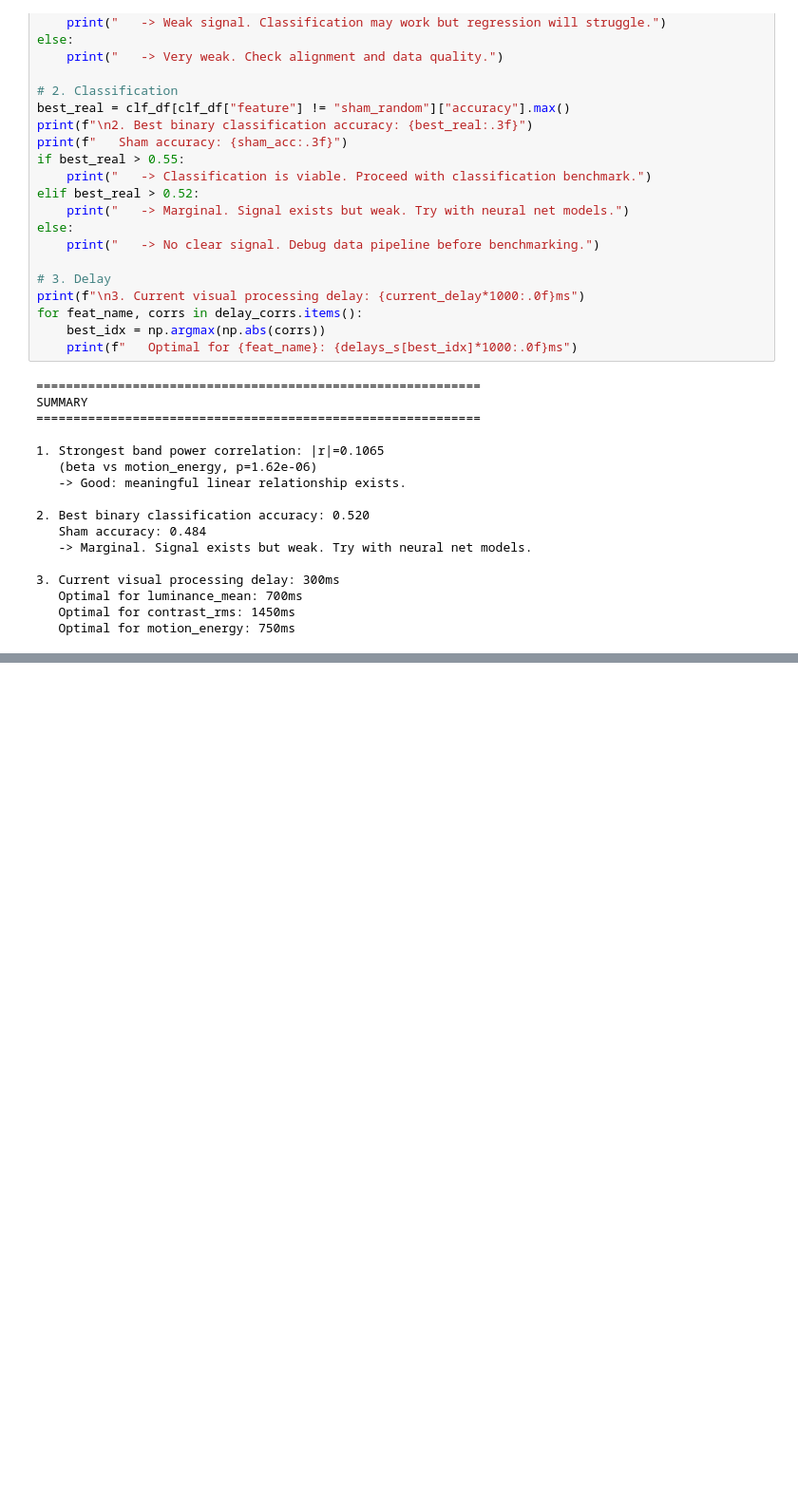
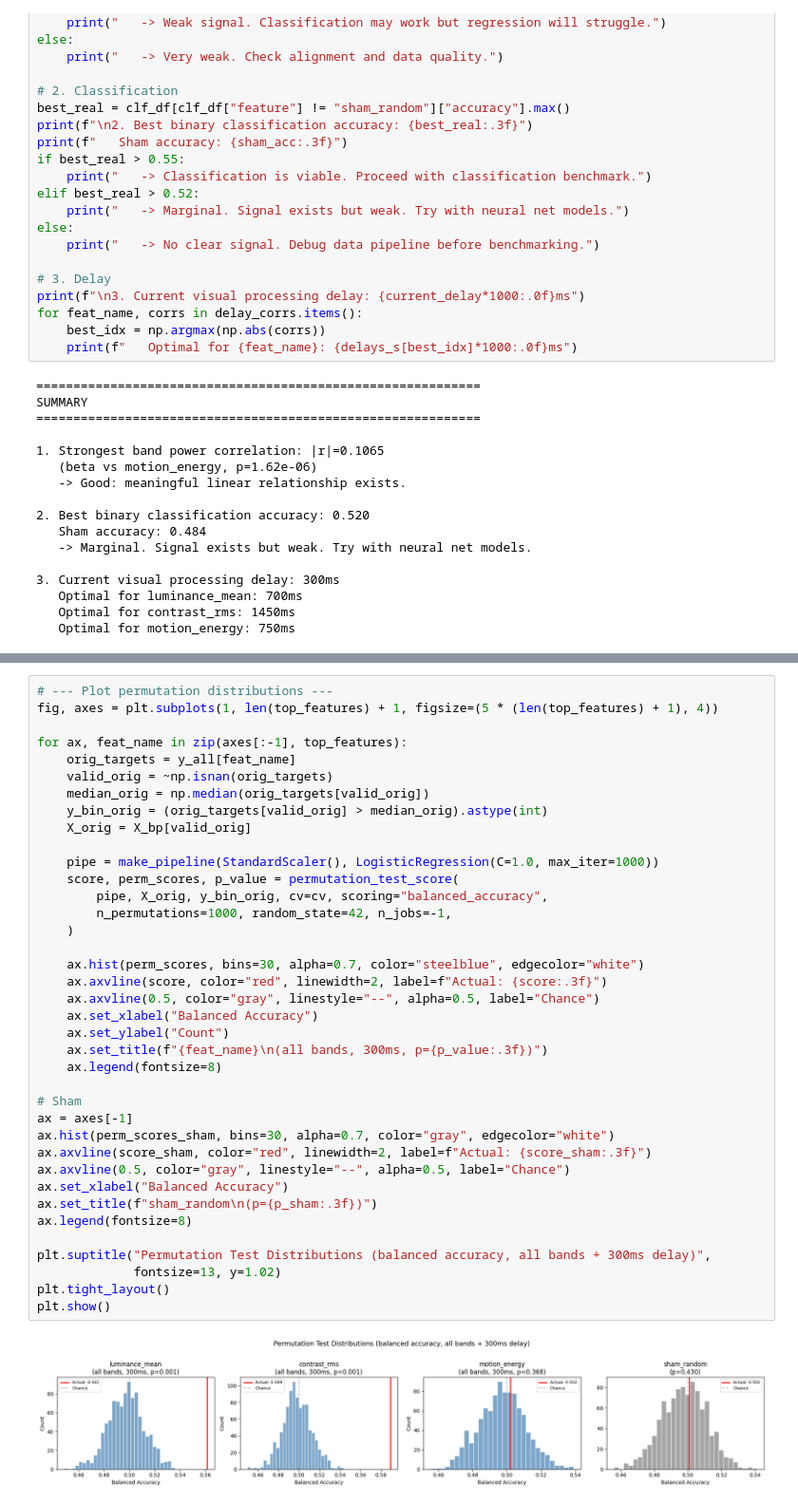
Before and after one commit to dungscout96/eb_jepa_eeg, a Jupyter notebook: notebooks/explore_eeg_visual_correlation.ipynb, the cells around one changed output, grey strips where cells are left out. Shown at 95% size. Saved outputs shown, nothing was run; the diff lists cells and outputs as text; blank space fills up the shorter version.

```diff
--- a/notebooks/explore_eeg_visual_correlation.ipynb
+++ b/notebooks/explore_eeg_visual_correlation.ipynb
@@ -706,0 +1053,40 @@ SUMMARY
+# %%
+# --- Plot permutation distributions ---
+fig, axes = plt.subplots(1, len(top_features) + 1, figsize=(5 * (len(top_features) + 1), 4))
+
+for ax, feat_name in zip(axes[:-1], top_features):
+    orig_targets = y_all[feat_name]
+    valid_orig = ~np.isnan(orig_targets)
+    median_orig = np.median(orig_targets[valid_orig])
+    y_bin_orig = (orig_targets[valid_orig] > median_orig).astype(int)
+    X_orig = X_bp[valid_orig]
+
+    pipe = make_pipeline(StandardScaler(), LogisticRegression(C=1.0, max_iter=1000))
+    score, perm_scores, p_value = permutation_test_score(
+        pipe, X_orig, y_bin_orig, cv=cv, scoring="balanced_accuracy",
+        n_permutations=1000, random_state=42, n_jobs=-1,
+    )
+
+    ax.hist(perm_scores, bins=30, alpha=0.7, color="steelblue", edgecolor="white")
+    ax.axvline(score, color="red", linewidth=2, label=f"Actual: {score:.3f}")
+    ax.axvline(0.5, color="gray", linestyle="--", alpha=0.5, label="Chance")
+    ax.set_xlabel("Balanced Accuracy")
+    ax.set_ylabel("Count")
+    ax.set_title(f"{feat_name}\n(all bands, 300ms, p={p_value:.3f})")
+    ax.legend(fontsize=8)
+
+# Sham
+ax = axes[-1]
+ax.hist(perm_scores_sham, bins=30, alpha=0.7, color="gray", edgecolor="white")
+ax.axvline(score_sham, color="red", linewidth=2, label=f"Actual: {score_sham:.3f}")
+ax.axvline(0.5, color="gray", linestyle="--", alpha=0.5, label="Chance")
+ax.set_xlabel("Balanced Accuracy")
+ax.set_title(f"sham_random\n(p={p_sham:.3f})")
+ax.legend(fontsize=8)
+
+plt.suptitle("Permutation Test Distributions (balanced accuracy, all bands + 300ms delay)",
+             fontsize=13, y=1.02)
+plt.tight_layout()
+plt.show()
+# %% [output]
+[figure, added]
```
Also changed, not shown: parts of 7 cells of this notebook, 22 other files.
